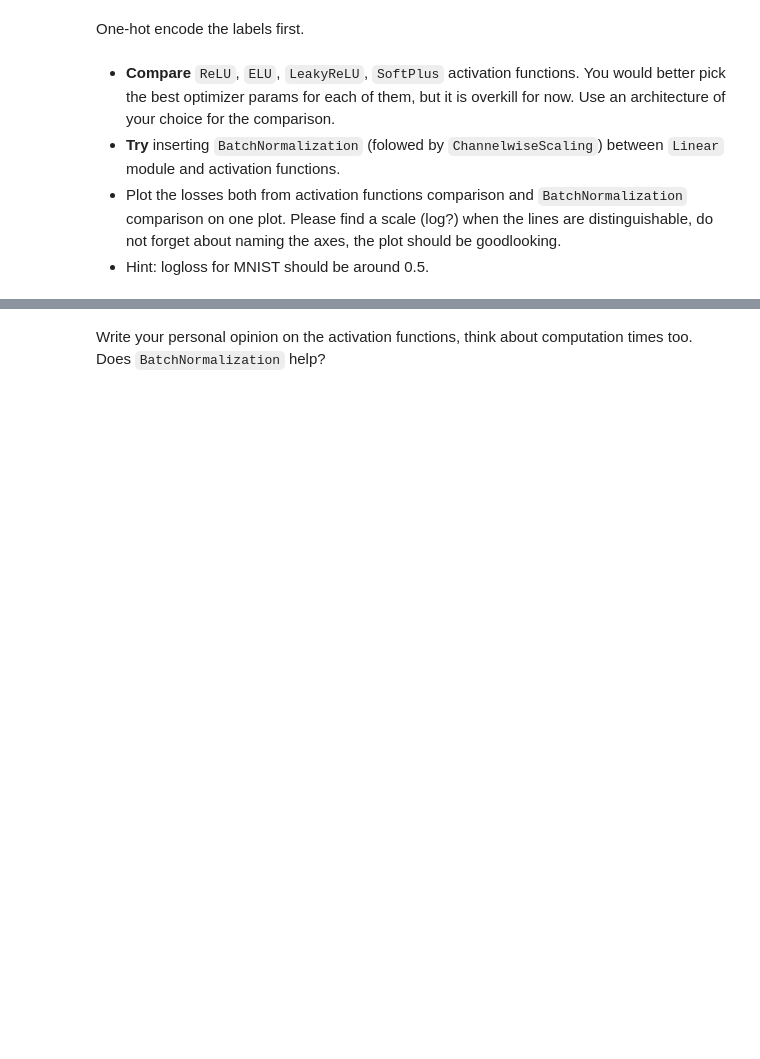
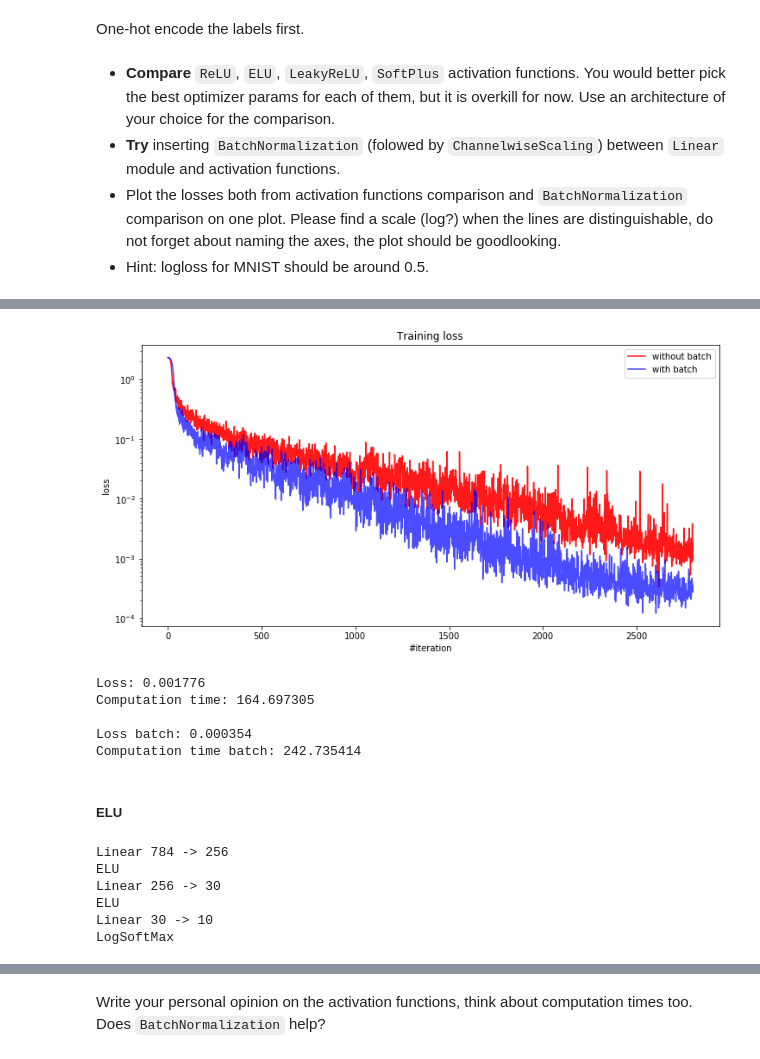
Before and after one commit to KowalskiP/Practical_DL, a Jupyter notebook: homework01/homework_main.ipynb, the cells around one changed output, grey strips where cells are left out. Saved outputs shown, nothing was run; the diff lists cells and outputs as text; code cells hidden in the pictures; blank space fills up the shorter version.

```diff
--- a/homework01/homework_main.ipynb
+++ b/homework01/homework_main.ipynb
@@ -210,0 +268,4 @@ You would better pick the best optimizer params for each of them, but it is over
+# %%
+f_linear = 256
+s_linear = 30
+e_linear = 10
@@ -210,0 +274,14 @@ You would better pick the best optimizer params for each of them, but it is over
+# %%
+net_relu = Sequential()
+net_relu.add(Linear(X.shape[1], f_linear))
+net_relu.add(ReLU())
+net_relu.add(Linear(f_linear, s_linear))
+net_relu.add(ReLU())
+net_relu.add(Linear(s_linear, e_linear))
+net_relu.add(LogSoftMax())
+
+criterion_relu = ClassNLLCriterion()
+
+print(net_relu)
+
+loss_history_relu, loss_history_epoch_relu, t_relu = train(X, y, net_relu, criterion_relu)
@@ -210,0 +295,18 @@ You would better pick the best optimizer params for each of them, but it is over
+# %%
+net_relu_batch = Sequential()
+net_relu_batch.add(Linear(X.shape[1], f_linear))
+net_relu_batch.add(BatchNormalization(alpha=0.8))
+net_relu_batch.add(ChannelwiseScaling(f_linear))
+net_relu_batch.add(ReLU())
+net_relu_batch.add(Linear(f_linear, s_linear))
+net_relu_batch.add(BatchNormalization(alpha=0.8))
+net_relu_batch.add(ChannelwiseScaling(s_linear))
+net_relu_batch.add(ReLU())
+net_relu_batch.add(Linear(s_linear, e_linear))
+net_relu_batch.add(LogSoftMax())
+
+criterion_relu_batch = ClassNLLCriterion()
+
+print(net_relu_batch)
+
+loss_history_batch_relu_batch, loss_history_epoch_relu_batch, t_relu_batch = train(X, y, net_relu_batch, criterion_relu_batch)
@@ -210,0 +324,32 @@ You would better pick the best optimizer params for each of them, but it is over
+# %%
+visualize(loss_history_relu, loss_history_batch_relu_batch, t_relu, t_relu_batch)
+# %% [output]
+[figure, added]
+Loss: 0.001776
+Computation time: 164.697305
+
+Loss batch: 0.000354
+Computation time batch: 242.735414
+# %% [markdown]
+##### ELU
+# %%
+net_elu = Sequential()
+net_elu.add(Linear(X.shape[1], f_linear))
+net_elu.add(ELU(alpha=0.1))
+net_elu.add(Linear(f_linear, s_linear))
+net_elu.add(ELU(alpha=0.1))
+net_elu.add(Linear(s_linear, e_linear))
+net_elu.add(LogSoftMax())
+
+criterion_elu = ClassNLLCriterion()
+
+print(net_elu)
+
+loss_history_elu, loss_history_epoch_elu, t_elu = train(X, y, net_elu, criterion_elu)
+# %% [output]
+Linear 784 -> 256
+ELU
+Linear 256 -> 30
+ELU
+Linear 30 -> 10
+LogSoftMax
```
Also changed, not shown: parts of 38 cells of this notebook.
